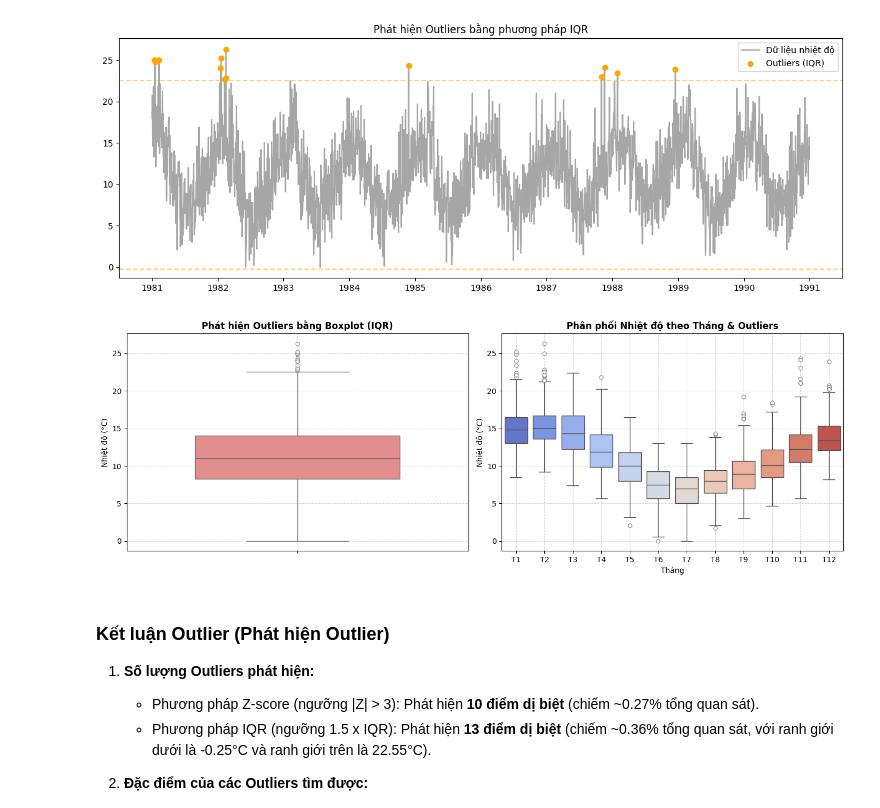
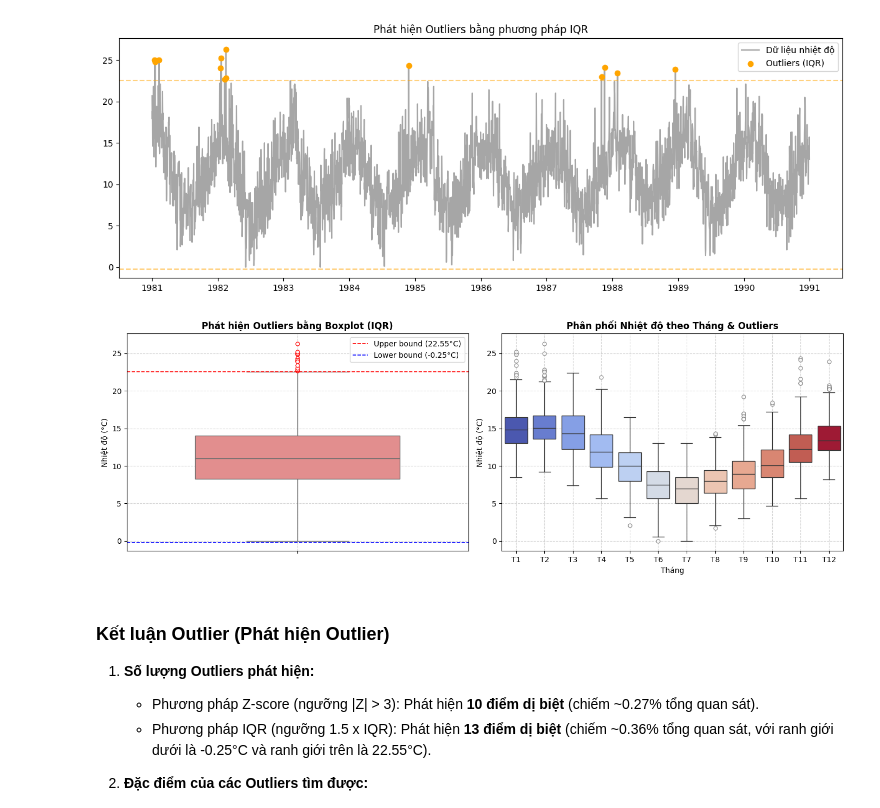
Before and after one commit to luuminhhoa/Lab1_Timeseries, a Jupyter notebook: scripts/main.ipynb, the cells around one changed output. Saved outputs shown, nothing was run; the diff lists cells and outputs as text; code cells hidden in the pictures.

Commit message:
Plot Box fix

```diff
--- a/scripts/main.ipynb
+++ b/scripts/main.ipynb
@@ -547,31 +548,50 @@ Số lượng Outliers tìm được bằng IQR: 13
 [figure]
 # %%
 # Biểu đồ Boxplot IQR: Toàn bộ chuỗi & Phân phối theo Tháng
+import seaborn as sns
+
 fig, axes = plt.subplots(1, 2, figsize=(14, 5))
 
 # 1. Boxplot IQR toàn bộ chuỗi
-sns.boxplot(y=df_outliers['Temp'], color='lightcoral', width=0.6,
-            fliersize=5, flierprops=dict(marker='o', markerfacecolor='white', markeredgecolor='gray', alpha=0.8), ax=axes[0])
+sns.boxplot(
+    y=df_outliers['Temp'],
+    color='lightcoral',
+    width=0.6,
+    fliersize=5,
+    flierprops=dict(marker='o', markerfacecolor='white', markeredgecolor='red', alpha=0.9),
+    ax=axes[0],
+)
+axes[0].axhline(upper_bound, color='red', linestyle='--', linewidth=1.2, label=f'Upper bound ({upper_bound:.2f}°C)')
+axes[0].axhline(lower_bound, color='blue', linestyle='--', linewidth=1.2, label=f'Lower bound ({lower_bound:.2f}°C)')
 axes[0].set_title('Phát hiện Outliers bằng Boxplot (IQR)', fontsize=12, fontweight='bold')
 axes[0].set_ylabel('Nhiệt độ (°C)')
+axes[0].legend(loc='upper right')
 axes[0].grid(True, linestyle='--', alpha=0.5)
 
 # 2. Boxplot phân phối theo Tháng
 df_season = df_outliers.copy()
 df_season['Month'] = df_season.index.month
-sns.boxplot(data=df_season, x='Month', y='Temp', palette='coolwarm',
-            fliersize=5, flierprops=dict(marker='o', markerfacecolor='white', markeredgecolor='gray', alpha=0.8), ax=axes[1])
+sns.boxplot(
+    data=df_season,
+    x='Month',
+    y='Temp',
+    hue='Month',
+    palette='coolwarm',
+    legend=False,
+    fliersize=5,
+    flierprops=dict(marker='o', markerfacecolor='white', markeredgecolor='gray', alpha=0.8),
+    ax=axes[1],
+)
 axes[1].set_title('Phân phối Nhiệt độ theo Tháng & Outliers', fontsize=12, fontweight='bold')
 axes[1].set_xlabel('Tháng')
 axes[1].set_ylabel('Nhiệt độ (°C)')
-axes[1].set_xticks(range(12))
-axes[1].set_xticklabels(['T1','T2','T3','T4','T5','T6','T7','T8','T9','T10','T11','T12'])
+axes[1].set_xticks(range(12), labels=['T1','T2','T3','T4','T5','T6','T7','T8','T9','T10','T11','T12'])
 axes[1].grid(True, linestyle='--', alpha=0.5)
 
 plt.tight_layout()
 plt.show()
 # %% [output]
-[figure, old version]
+[figure, new version]
 # %% [markdown]
 ### Kết luận Outlier (Phát hiện Outlier)
 1. **Số lượng Outliers phát hiện:**
```
Also changed, not shown: parts of 3 cells of this notebook.
